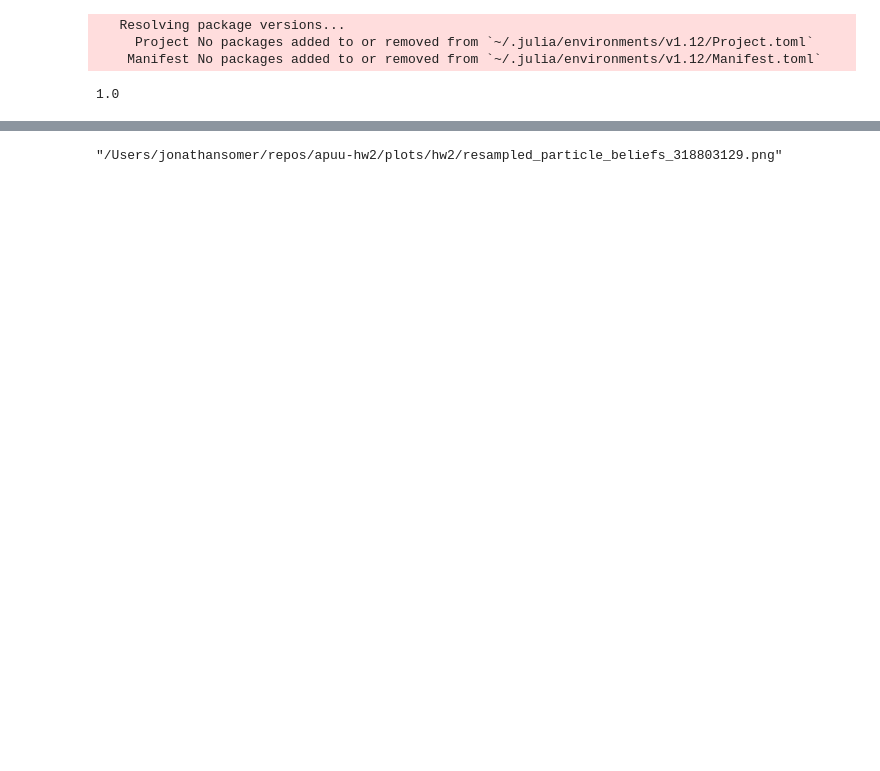
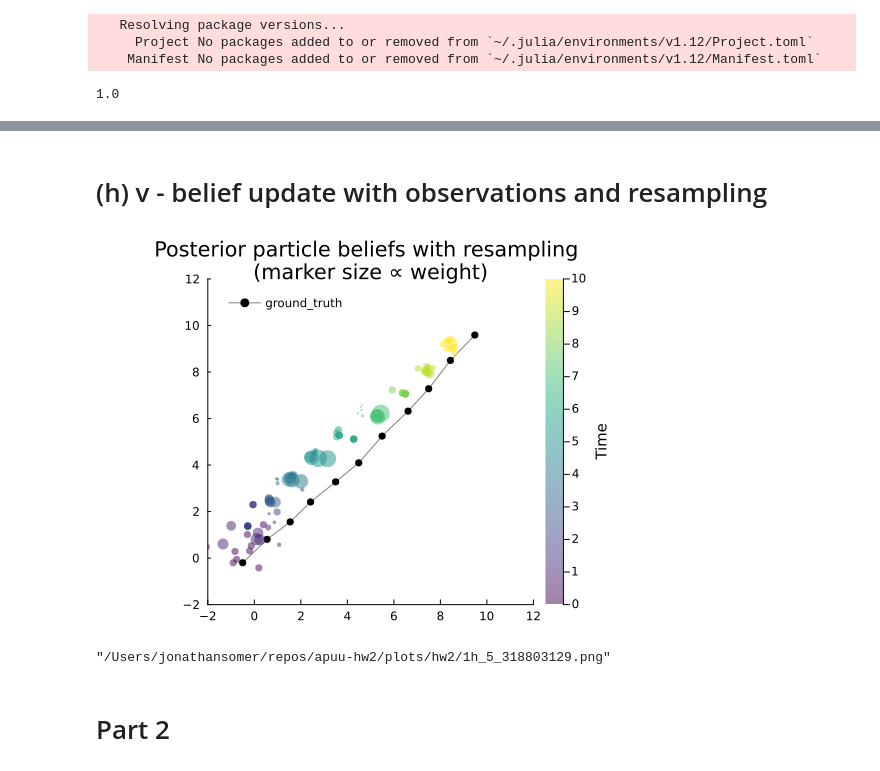
Before and after one commit to Liamir/apuu-hw2, a Jupyter notebook: hw2/hw2.ipynb, the cells around one changed output, grey strips where cells are left out. Drawn from its saved outputs; the diff is of its cells as text; code cells hidden in the pictures; blank space fills up the shorter version.

```diff
--- a/hw2/hw2.ipynb
+++ b/hw2/hw2.ipynb
@@ -107,19 +214,55 @@ savefig(pl_beliefs_upd, joinpath(HW2_PLOTS, "updated_particle_beliefs_$ID.png"))
+# %% [markdown]
+# (h) v - belief update with observations and resampling
 # %%
-
-# v. belief update with observations and resampling
-ess_threshold = n_particles / 2.0  # change to Inf to always resample
+ess_threshold = n_particles / 2.0
 beliefs_resamp = Vector{ParticleBelief}(undef, T+1)
 beliefs_resamp[1] = b0
 for t in 1:T
-    b_upd = PosteriorParticleBelief(𝒫, beliefs_resamp[t], ai, τ_obs[t], SampleMotionModel, ObsLikelihood)
+    b_upd = PosteriorParticleBelief(𝒫, beliefs_resamp[t], ai, τ_obs[t,:], SampleMotionModel, ObsLikelihood)
     beliefs_resamp[t+1] = ResampleParticles(𝒫, b_upd, ess_threshold)
 end
+
+# plot the actual trajectory and the resampled particle beliefs with colorbar
+pl_beliefs_resamp = plot(τ[:,1], τ[:,2],
+                         label="ground_truth",
+                         markershape=:circle,
+                         markercolor=:black,
+                         linecolor=:gray,
+                         linestyle=:solid,
+                         title="Posterior particle beliefs with resampling \n(marker size ∝ weight)",
+                         color=:black,
+                         aspect_ratio=:equal,
+                         xlims=(-2, 12),
+                         ylims=(-2, 12),
+                         grid=false,
+                         background_color_legend=nothing,  # No legend background
+                         foreground_color_legend=nothing,
+                         colorbar_title="Time")
+
+for t in 1:T+1
+    belief = beliefs_resamp[t]
+    n_particles = length(belief.particles)
+    x = [particle[1] for particle in belief.particles]
+    y = [particle[2] for particle in belief.particles]
+    w = belief.weights
+    z = fill(t-1, length(x))  # Time value for each particle
+
+    scatter!(pl_beliefs_resamp, x, y,
+             zcolor=z,
+             markershape=:circle,
+             markersize=w .* n_particles*4,
+             markerstrokewidth=0,
+             c=:viridis,
+             clims=(0, T),
+             alpha=0.5,
+             label="",
+             colorbar=true)
+end
+
+display(pl_beliefs_resamp)
+savefig(pl_beliefs_resamp, joinpath(HW2_PLOTS, "1h_5_$ID.png"))
+# %% [output]
+[figure, added]
+"/Users/jonathansomer/repos/apuu-hw2/plots/hw2/1h_5_318803129.png"
-# %%
-# plot the actual trajectory and the resampled particle beliefs (with scatterParticles)
-pl_beliefs_resamp = plot([x[1] for x in τ], [x[2] for x in τ], label="gt", markershape=:diamond, title="Trajectory and Resampled Particle Beliefs", color=:black, aspect_ratio=:equal)
-for t in 1:T+1
-    scatterParticles!(pl_beliefs_resamp, beliefs_resamp[t], "t=$(t-1)")
-end
-savefig(pl_beliefs_resamp, joinpath(HW2_PLOTS, "resampled_particle_beliefs_$ID.png"))
-# %% [output]
-"/Users/jonathansomer/repos/apuu-hw2/plots/hw2/resampled_particle_beliefs_318803129.png"
+# %% [markdown]
+# Part 2
```
Also changed, not shown: parts of 29 cells of this notebook, 12 other files.
